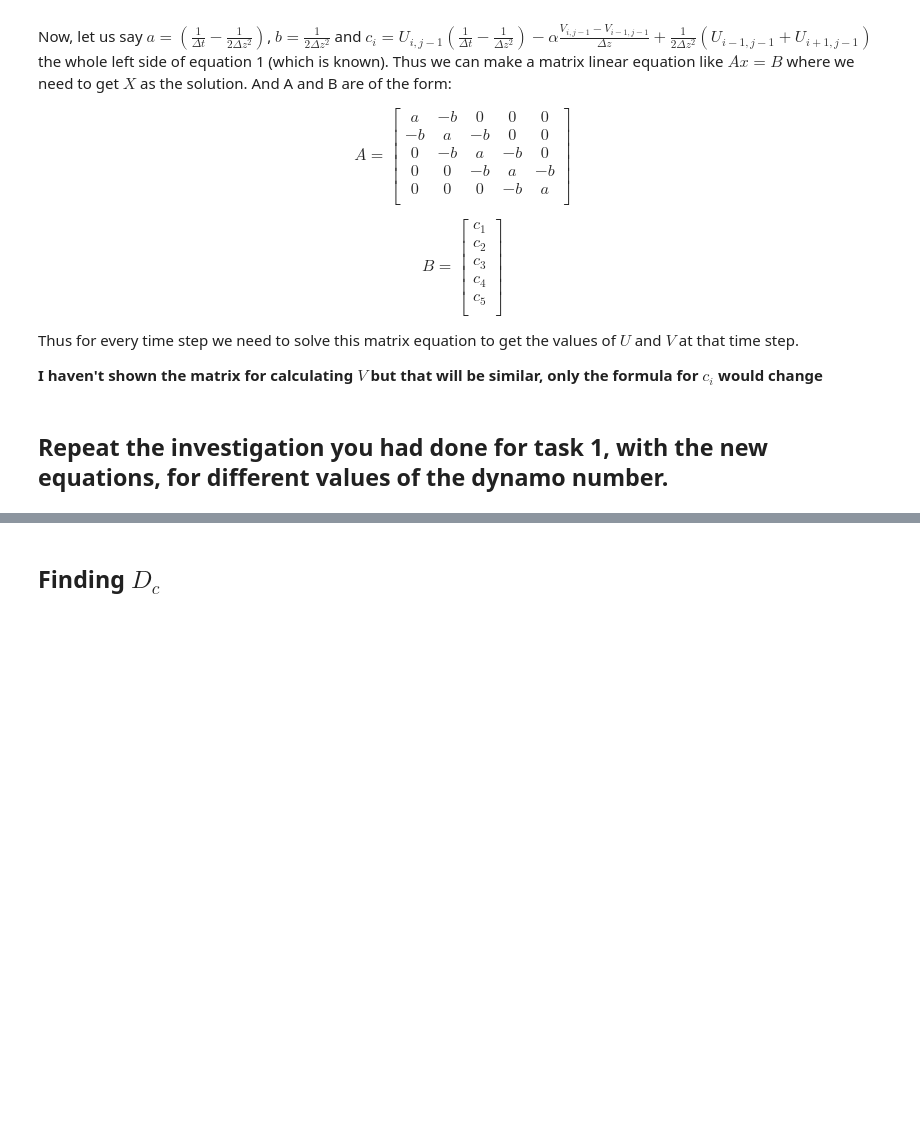
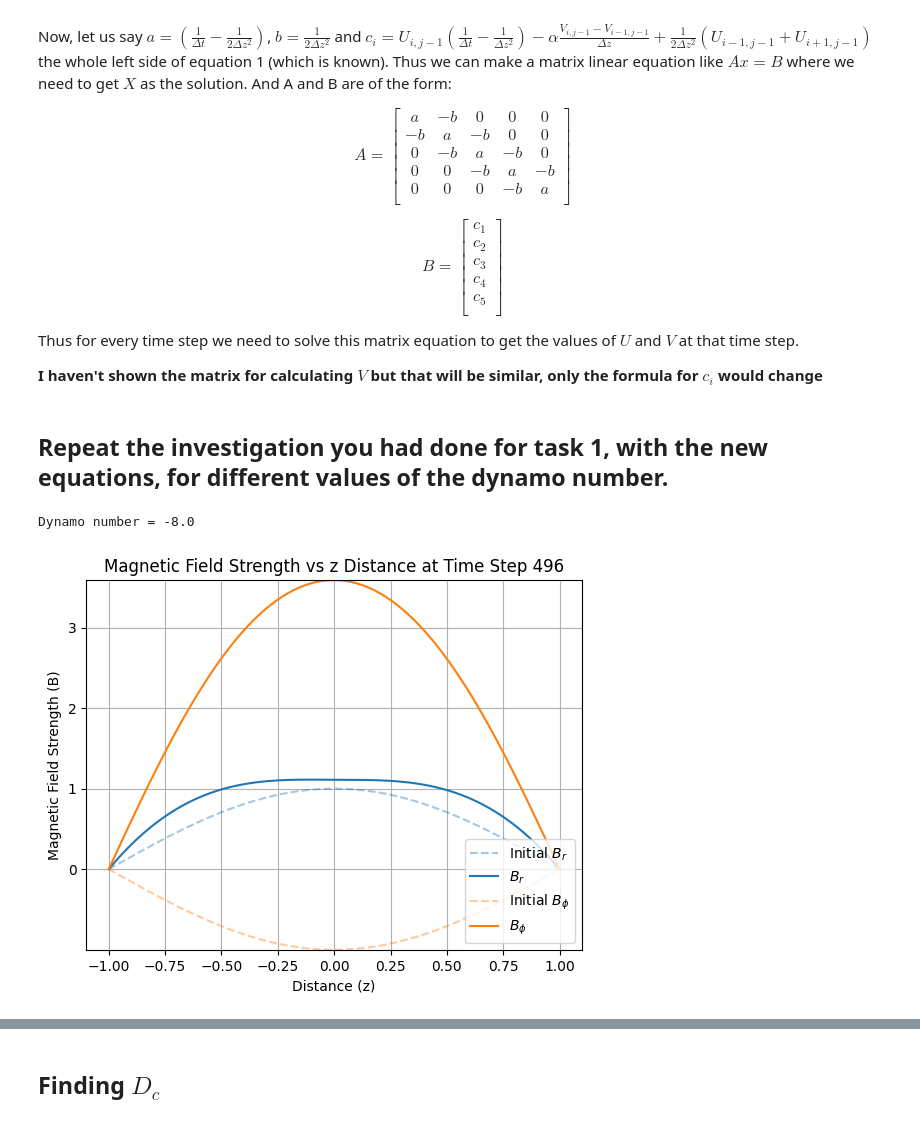
Before and after one commit to PeithonKing/plasma_project, a Jupyter notebook: asgt2.ipynb, the cells around one changed output, grey strips where cells are left out. Drawn from its saved outputs; the diff is of its cells as text; code cells hidden in the pictures; blank space fills up the shorter version.

```diff
--- a/asgt2.ipynb
+++ b/asgt2.ipynb
@@ -119,14 +119,16 @@ Thus for every time step we need to solve this matrix equation to get the values
 
 **I haven't shown the matrix for calculating $V$ but that will be similar, only the formula for $c_i$ would change**
 # %%
-def solve(U, V, dt, dx, alpha, D, S=1, eta = 1, verbose = True):
+def solve(U, V, dt, dx, alpha0, omega, q=1, eta = 1, verbose = True):
     assert U.shape == V.shape, "U and V must have the same shape/resolution"
     U = copy(U)  # copy to avoid changing the original
     V = copy(V)  # copy to avoid changing the original
-    if verbose: print(f"U shape: {U.shape}, V shape: {V.shape}")
+    # if verbose: print(f"U shape: {U.shape}, V shape: {V.shape}")
     a = 1/dt + eta/(dx**2)
     b = eta/(2*dx**2)
-    if verbose: print(f"a: {a}, b: {b}")
+    if verbose:
+        print(f"Dynamo number = {alpha0*q*omega*1/eta**3}")
+        # print(f"a: {a}, b: {b}")
 
     A = np.zeros((U.shape[1]-2, U.shape[1]-2))
     for row in range(A.shape[0]):
@@ -141,19 +143,23 @@ def solve(U, V, dt, dx, alpha, D, S=1, eta = 1, verbose = True):
     if verbose: ra = trange
     else: ra = range
 
+    z = np.linspace(-1, 1, U.shape[1]-1)
+    # alpha = -alpha0 if z < 0, 0 if z = 0, +alpha0 if z>0
+    # alpha =
+
     for j in ra(1, U.shape[0]):  # for all the time steps
         # make B for U
         BU = np.zeros(U.shape[1]-2)
         # BU = U_{i,j-1} (\frac{1}{\Delta t} - \frac{1}{\Delta z^2}) - \alpha \frac{V_{i,j-1} - V_{i-1,j-1}}{\Delta z} + \frac{1}{2\Delta z^2} (U_{i-1,j-1} + U_{i+1,j-1})
-        for i in range(1, U.shape[1]-1):
-            BU[i-1] = U[j-1, i]*(1/dt - eta/dx**2) - alpha*(V[j-1, i] - V[j-1, i-1])/dx + b*(U[j-1, i-1] + U[j-1, i+1])
+        for i, zi in enumerate(z):
+            BU[i-1] = U[j-1, i]*(1/dt - eta/dx**2) - alpha0*np.sign(zi)*(V[j-1, i] - V[j-1, i-1])/dx + b*(U[j-1, i-1] + U[j-1, i+1])
         # solve for U
         U[j, 1:-1] = A_inv @ BU
 
         BV = np.zeros(V.shape[1]-2)
         # BV = V_{i,j-1} (\frac{1}{\Delta t} - \frac{1}{\Delta z^2}) + DS U_{i,j} + \frac{1}{2\Delta z^2} (V_{i-1,j-1} + V_{i+1,j-1})
         for i in range(1, V.shape[1]-1):
-            BV[i-1] = V[j-1, i]*(1/dt - eta/dx**2) + D*S*U[j, i] + b*(V[j-1, i-1] + V[j-1, i+1])
+            BV[i-1] = V[j-1, i]*(1/dt - eta/dx**2) - omega*q*U[j, i] + b*(V[j-1, i-1] + V[j-1, i+1])
         # solve for V
         V[j, 1:-1] = A_inv @ BV.T
 
@@ -162,18 +168,20 @@ def solve(U, V, dt, dx, alpha, D, S=1, eta = 1, verbose = True):
 ## Repeat the investigation you had done for task 1, with the new equations, for different values of the dynamo number.
 # %%
 # Defining Grid and Initial Conditions
-T = 4000
-dT = 10
+T = 5
+dT = 0.01
 NT = int(T/dT)
-L = 100
-dL = 1
+L = 2
+dL = 0.01
 NL = int(L/dL)
 U = np.zeros((NT, NL))  # Initialize U matrix
 V = np.zeros((NT, NL))  # Initialize V matrix
-alpha = 0.01
 
-U[0, :] = np.sin(np.linspace(0, 2*np.pi, NL))  # Set the first row of U to sin(x)
-V[0, :] = np.cos(np.linspace(0, 4*np.pi, NL) + np.pi/2)
+U[0, :] = np.sin(np.linspace(0, np.pi, NL))  # Set the first row of U to sin(x)
+V[0, :] = -np.sin(np.linspace(0, np.pi, NL))
 
-U, V = solve(U, V, dT, dL, alpha, D=1e-1)
-make_gif(np.linspace(0, L, NL), np.array([U, V]), "growing_dynamo.gif", labels=["$B_r$", "$B_\phi$"], skip_frame=4, till=None, fps=25)
+U, V = solve(U, V, dT, dL, alpha0=1, omega = 8, q = -1, eta = 1)
+make_gif(np.linspace(-L/2, L/2, NL), np.array([U, V]), "growing_dynamo.gif", labels=["$B_r$", "$B_\phi$"], skip_frame=4, till=None, fps=24)
+# %% [output]
+Dynamo number = -8.0
+[figure, added]
```
Also changed, not shown: parts of 5 cells of this notebook, 7 other files.
